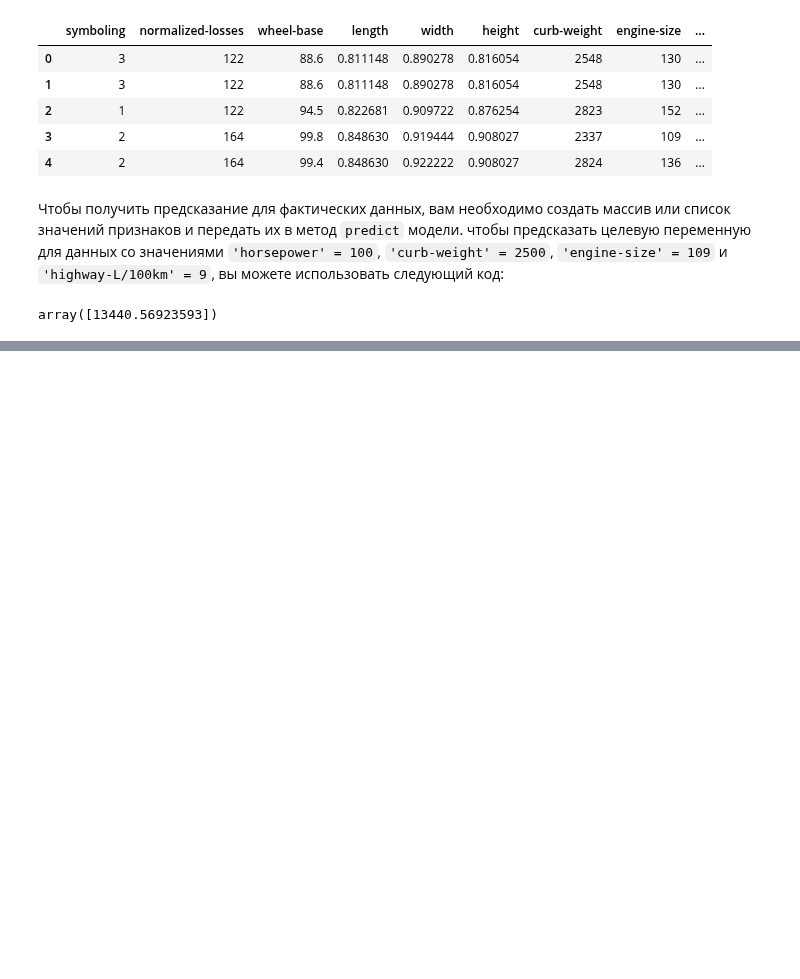
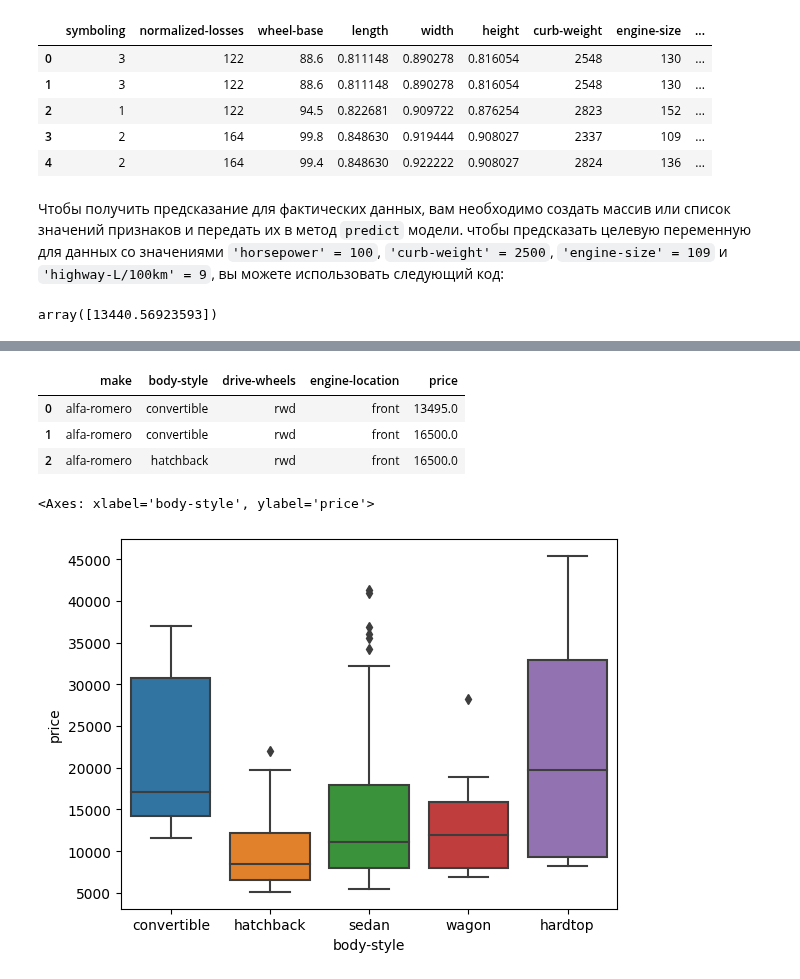
Before and after one commit to MrsMystique/python-repo, a Jupyter notebook: DataAnalysis/analisys for prediction/Labs/Шаг5 Оценка модели и уточнения.ipynb, the cells around one changed output, grey strips where cells are left out. Saved outputs shown, nothing was run; the diff lists cells and outputs as text; code cells hidden in the pictures; blank space fills up the shorter version.

```diff
--- a/DataAnalysis/analisys for prediction/Labs/Шаг5 Оценка модели и уточнения.ipynb
+++ b/DataAnalysis/analisys for prediction/Labs/Шаг5 Оценка модели и уточнения.ipynb
@@ -1206,0 +1346,13 @@ array([13440.56923593])
+# %%
+df_categotical = df_full[['make','body-style','drive-wheels','engine-location','price']]
+df_categotical.head(3)
+# %% [output]
+|  | make | body-style | drive-wheels | engine-location | price |
+| 0 | alfa-romero | convertible | rwd | front | 13495.0 |
+| 1 | alfa-romero | convertible | rwd | front | 16500.0 |
+| 2 | alfa-romero | hatchback | rwd | front | 16500.0 |
+# %%
+sns.boxplot(x="body-style", y="price", data=df_categorical)
+# %% [output]
+<Axes: xlabel='body-style', ylabel='price'>
+[figure, added]
```
Also changed, not shown: parts of 24 cells of this notebook.
